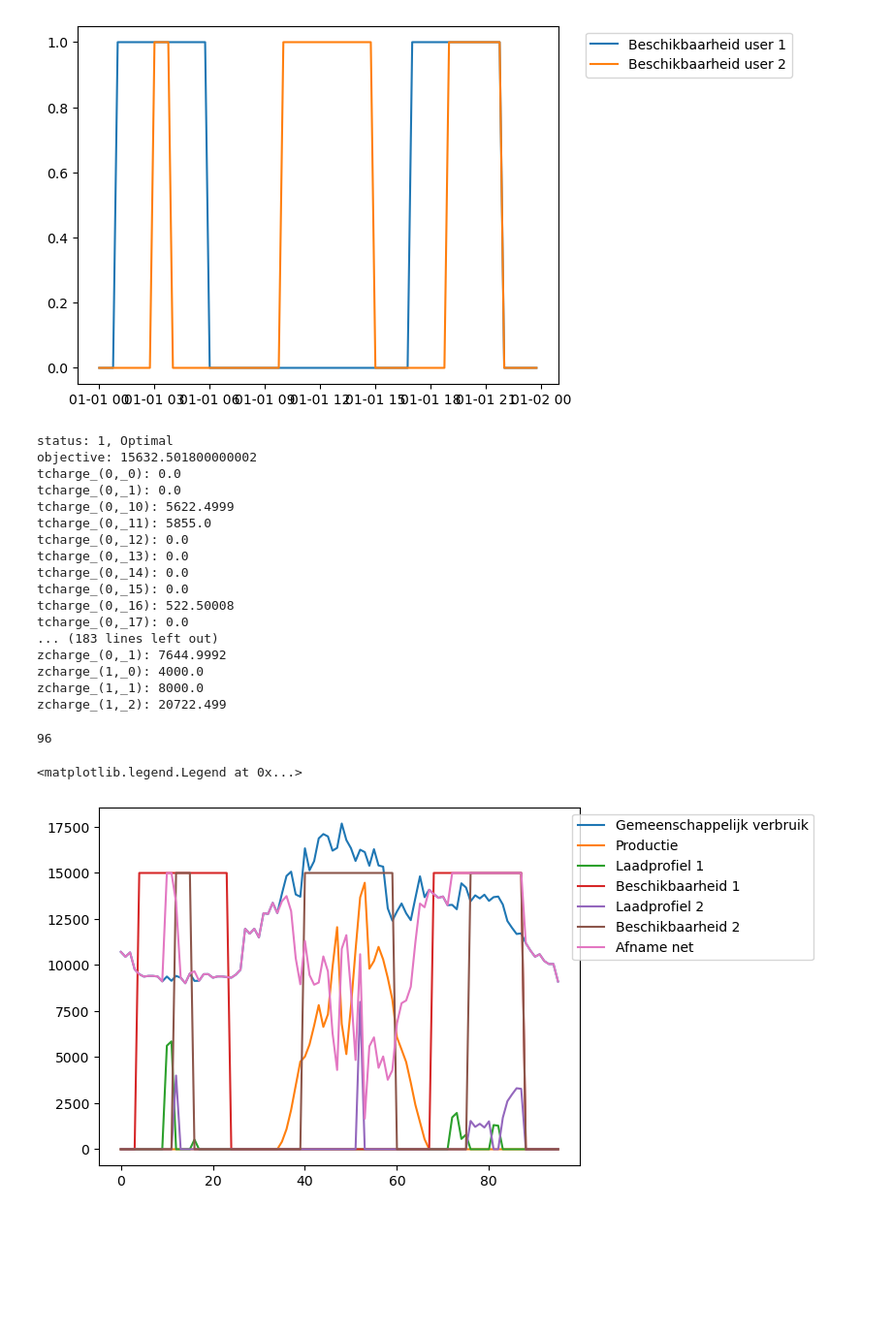
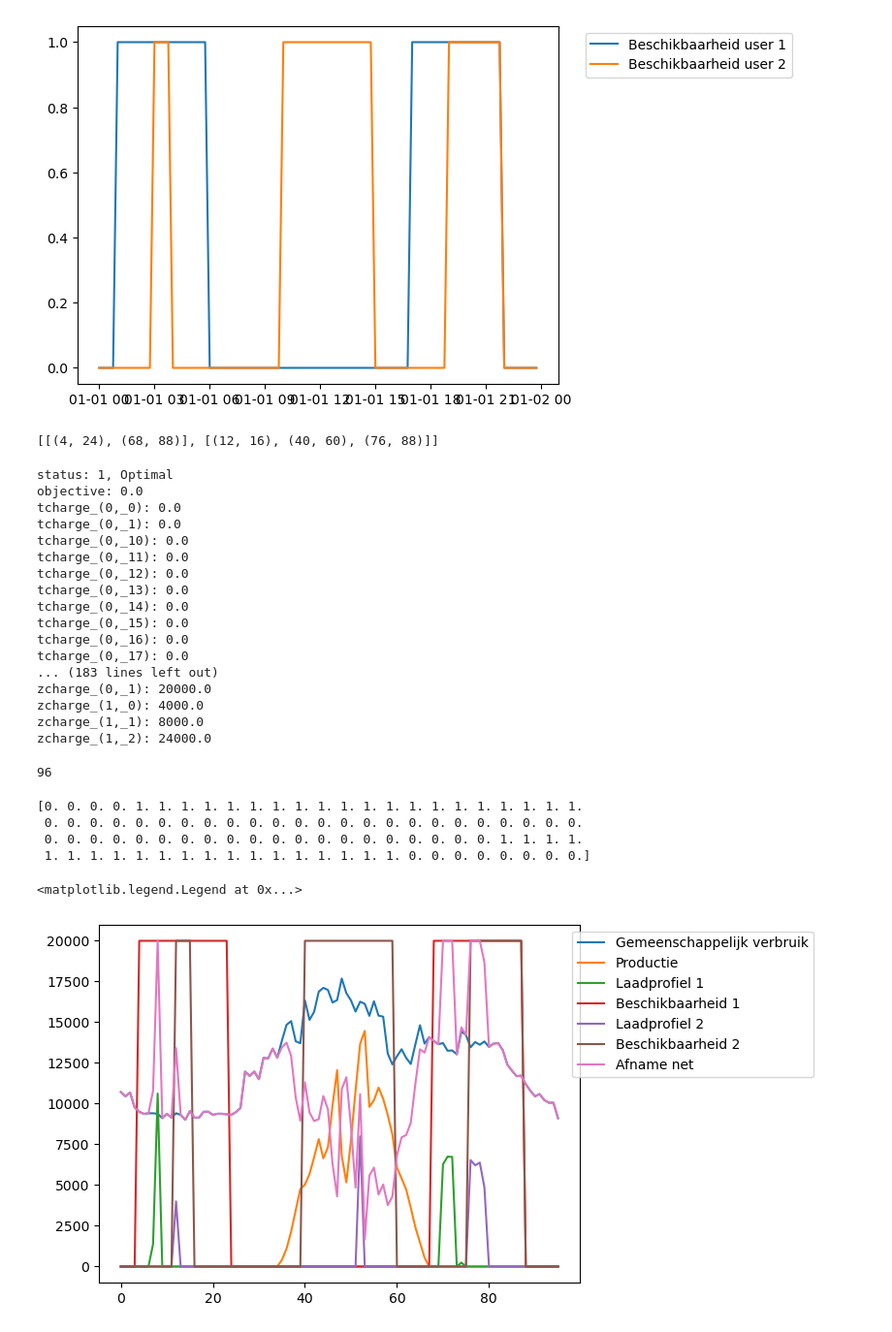
Before and after one commit to corecv/ECOOB_EV, a Jupyter notebook: slimladen.ipynb, the cells around one changed output. Shown: that part at 97% size. Saved outputs shown, nothing was run; the diff lists cells and outputs as text; code cells hidden in the pictures; blank space fills up the shorter version.

```diff
--- a/slimladen.ipynb
+++ b/slimladen.ipynb
@@ -64,13 +64,45 @@ plt.legend(['Beschikbaarheid user 1','Beschikbaarheid user 2'], loc='upper right
 [figure]
 # %%
 # Dom laden: op elk tijdsstip t vraagt elke auto die wilt laden, max vermogen. Als boven cap: verschil met cap/#ladende auto's aftrekken van geladen vermogen.
+# %%
+# Make Tz
+status = 0
+start = 0
+stop = 0
+Tz_user1 = []
+for t in range(len(df.Beschikbaarheidsprofiel1.iloc[0:96])):
+    if df.Beschikbaarheidsprofiel1.iloc[t] == 1 and status==0:
+        start = t
+        status = 1
+    elif df.Beschikbaarheidsprofiel1.iloc[t] == 0 and status==1: #in deze t laadt hij niet meer, maar in de vorige wel nog -> stop = t
+        stop = t
+        status = 0
+        Tz_user1.append((start,stop))
+
+status = 0
+start = 0
+stop = 0
+Tz_user2 = []
+for t in range(len(df.Beschikbaarheidsprofiel2.iloc[0:96])):
+    if df.Beschikbaarheidsprofiel2.iloc[t] == 1 and status==0:
+        start = t
+        status = 1
+    elif df.Beschikbaarheidsprofiel2.iloc[t] == 0 and status==1: #in deze t laadt hij niet meer, maar in de vorige wel nog -> stop = t
+        stop = t
+        status = 0
+        Tz_user2.append((start,stop))
+
+Tz = [Tz_user1, Tz_user2]
+print(Tz)
+# %% [output]
+[[(4, 24), (68, 88)], [(12, 16), (40, 60), (76, 88)]]
 # %%
 model = LpProblem(name='laadpaalstudie', sense=LpMinimize)
 Z = [2,3] #number of times the car is at the chargingstation within simulation period (T), Z = len(Tz)
 T = 24*4 #timesteps in hour resolution
-cap = 15000
+cap = 20000
 C = 2 #number of charging stations
-Tz = [[(1*4,6*4),(18*4,22*4)], [(3*4,4*4),(10*4,15*4),(19*4,22*4)]]
+# Tz = [[(1*4,6*4),(18*4,22*4)], [(3*4,4*4),(10*4,15*4),(19*4,22*4)]]
 demand = [[3000*4,5000*4],[1000*4,2000*4,6000*4]] #in Watt-kwartier
 priority = [1,1] #According to users: least priority gets 1, next 2, next 3,... len(priority) = C
 
@@ -106,22 +138,22 @@ for var in model.variables():
     print(f"{var.name}: {var.value()}")
 # %% [output]
 status: 1, Optimal
-objective: 15632.501800000002
+objective: 0.0
 tcharge_(0,_0): 0.0
 tcharge_(0,_1): 0.0
-tcharge_(0,_10): 5622.4999
-tcharge_(0,_11): 5855.0
+tcharge_(0,_10): 0.0
+tcharge_(0,_11): 0.0
 tcharge_(0,_12): 0.0
 tcharge_(0,_13): 0.0
 tcharge_(0,_14): 0.0
 tcharge_(0,_15): 0.0
-tcharge_(0,_16): 522.50008
+tcharge_(0,_16): 0.0
 tcharge_(0,_17): 0.0
 ... (183 lines left out)
-zcharge_(0,_1): 7644.9992
+zcharge_(0,_1): 20000.0
 zcharge_(1,_0): 4000.0
 zcharge_(1,_1): 8000.0
-zcharge_(1,_2): 20722.499
+zcharge_(1,_2): 24000.0
 # %%
 # zcharge_arr = np.zeros([(c,z) for c in range(C) for z in range(Z[c])])
 tcharge_arr = np.zeros((C,T))
@@ -134,24 +166,31 @@ for c in range(C):
 print(T)
 # %% [output]
 96
+# %%
+print(np.array(df.Beschikbaarheidsprofiel1.iloc[:96]))
+# %% [output]
+[0. 0. 0. 0. 1. 1. 1. 1. 1. 1. 1. 1. 1. 1. 1. 1. 1. 1. 1. 1. 1. 1. 1. 1.
+ 0. 0. 0. 0. 0. 0. 0. 0. 0. 0. 0. 0. 0. 0. 0. 0. 0. 0. 0. 0. 0. 0. 0. 0.
+ 0. 0. 0. 0. 0. 0. 0. 0. 0. 0. 0. 0. 0. 0. 0. 0. 0. 0. 0. 0. 1. 1. 1. 1.
+ 1. 1. 1. 1. 1. 1. 1. 1. 1. 1. 1. 1. 1. 1. 1. 1. 0. 0. 0. 0. 0. 0. 0. 0.]
 # %%
 plt.figure()
 plt.plot(np.array(df['Gemeenschappelijk verbruik in kW'].iloc[0:T])*1000)
 plt.plot(np.array(df['Productie in kW'].iloc[0:T])*1000)
 plt.plot(tcharge_arr[0])
-plt.plot(availability_user1*15000)
+plt.plot(np.array(df.Beschikbaarheidsprofiel1.iloc[:96])*cap)
 plt.plot(tcharge_arr[1])
-plt.plot(availability_user2*15000)
+plt.plot(np.array(df.Beschikbaarheidsprofiel2.iloc[:96])*cap)
 plt.plot(tcharge_arr[0] + tcharge_arr[1] + np.array(df['Gemeenschappelijk verbruik in kW'].iloc[0:T])*1000 - np.array(df['Productie in kW'].iloc[0:T])*1000)
 plt.legend(['Gemeenschappelijk verbruik', 'Productie', 'Laadprofiel 1', 'Beschikbaarheid 1', 'Laadprofiel 2','Beschikbaarheid 2', 'Afname net'], loc='upper right', bbox_to_anchor=(1.5, 1))
 
 
 
 # for c in range(C):
 #     plt.plot(tcharge_arr[c])
 #     # plt.plot(zcharge_arr[c])
 # print(tcharge_arr[0], tcharge_arr[1])
 # # print(zcharge_arr[1])
 # %% [output]
 <matplotlib.legend.Legend at 0x...>
-[figure, old version]
+[figure, new version]
```
